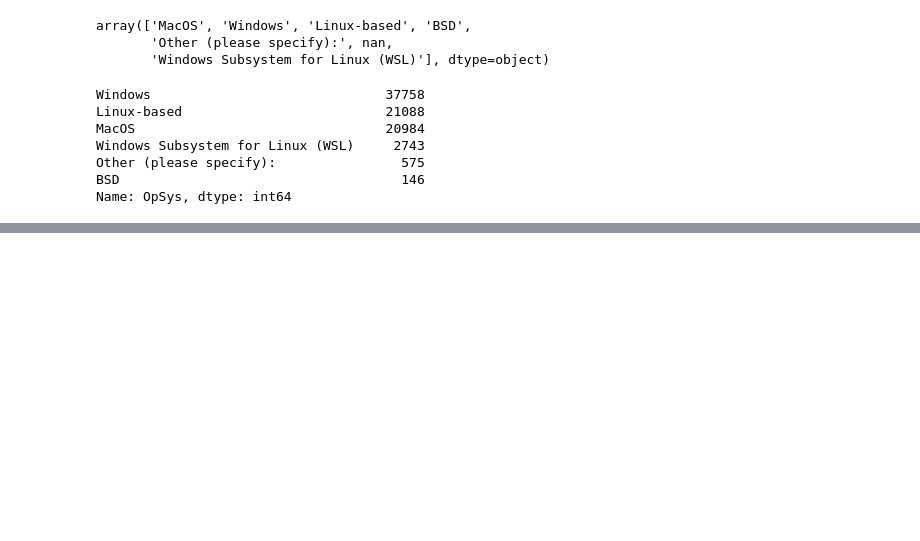
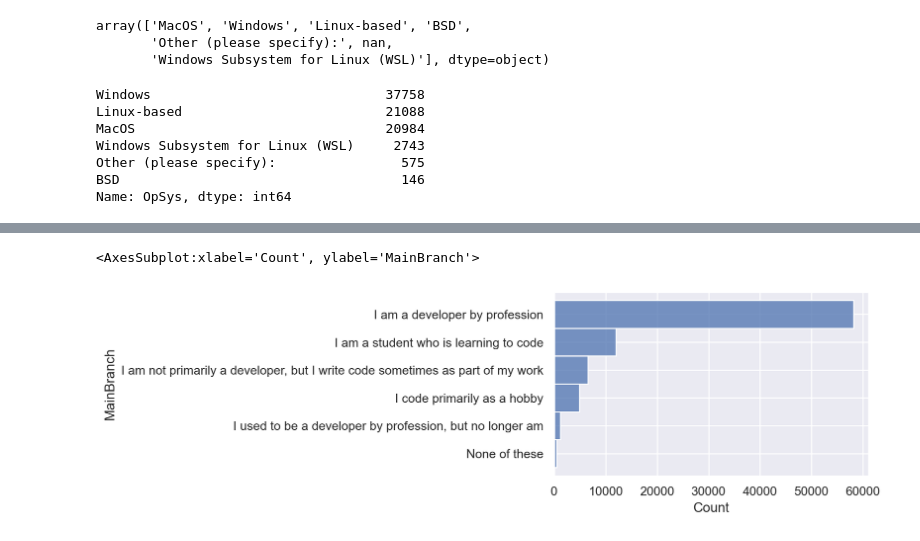
Before and after one commit to Ikshit-67/EDA_Git, a Jupyter notebook: StackOverflowSurvey/main.ipynb, the cells around one changed output, grey strips where cells are left out. Saved outputs shown, nothing was run; the diff lists cells and outputs as text; code cells hidden in the pictures; blank space fills up the shorter version.

```diff
--- a/StackOverflowSurvey/main.ipynb
+++ b/StackOverflowSurvey/main.ipynb
@@ -130,0 +143,6 @@ Name: OpSys, dtype: int64
+# %%
+sns.set(rc={"figure.dpi":200, 'savefig.dpi':200})
+sns.histplot(data = df, y=df["MainBranch"])
+# %% [output]
+<AxesSubplot:xlabel='Count', ylabel='MainBranch'>
+[figure, added]
```
Also changed, not shown: parts of 6 cells of this notebook.
